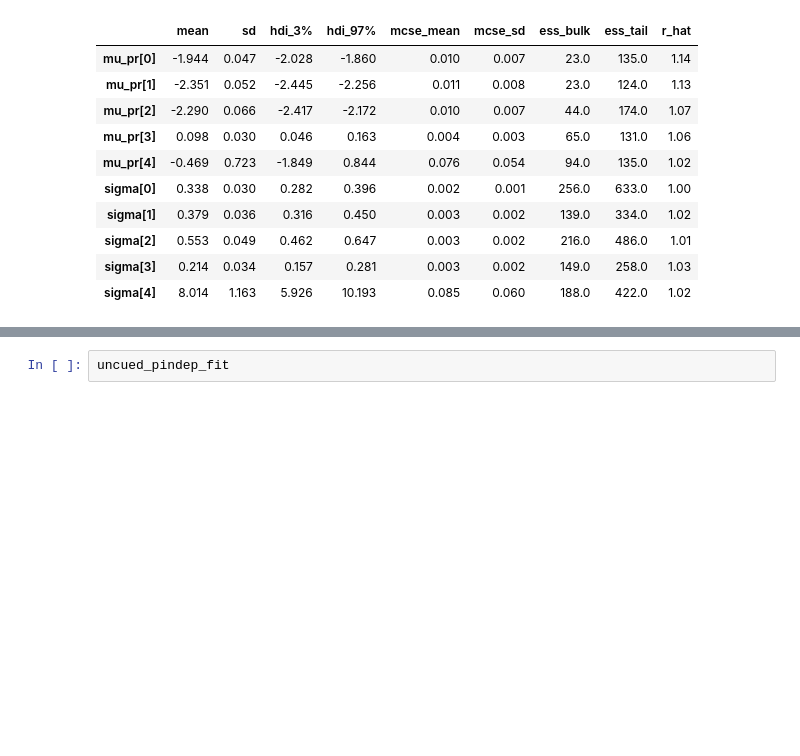
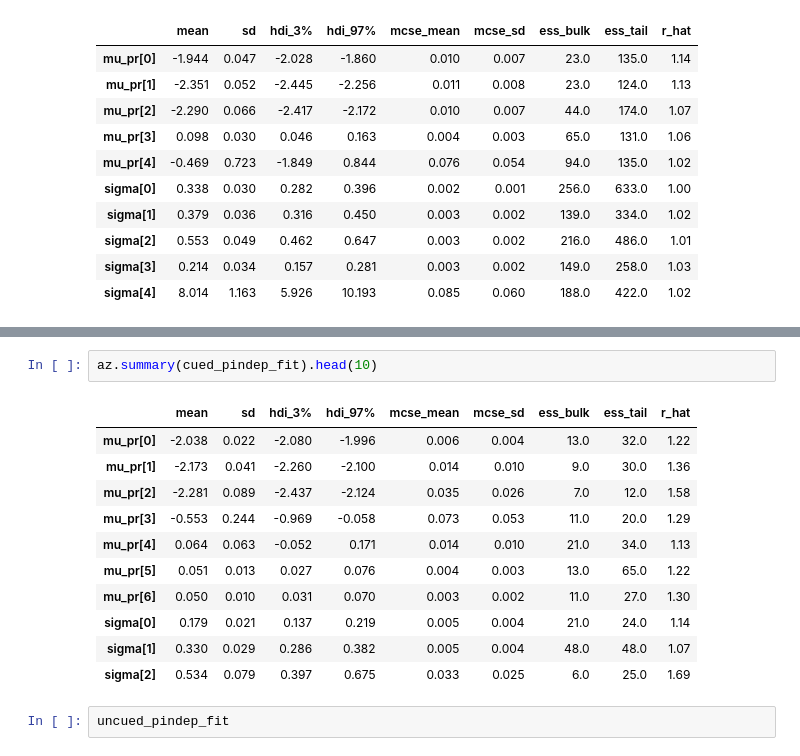
Before and after one commit to deckyblue/sparklyRGT, a Jupyter notebook: Pystan/HDI/langdon_posterior_figures.ipynb, the cells around one changed output, grey strips where cells are left out. Drawn from its saved outputs; the diff is of its cells as text; blank space fills up the shorter version.

```diff
--- a/Pystan/HDI/langdon_posterior_figures.ipynb
+++ b/Pystan/HDI/langdon_posterior_figures.ipynb
@@ -103,3 +122,17 @@ az.summary(classic_pscale_fit).head(10)
+# %%
+az.summary(cued_pindep_fit).head(10)
+# %% [output]
+|  | mean | sd | hdi_3% | hdi_97% | mcse_mean | mcse_sd | ess_bulk | ess_tail | r_hat |
+| mu_pr[0] | -2.038 | 0.022 | -2.080 | -1.996 | 0.006 | 0.004 | 13.0 | 32.0 | 1.22 |
+| mu_pr[1] | -2.173 | 0.041 | -2.260 | -2.100 | 0.014 | 0.010 | 9.0 | 30.0 | 1.36 |
+| mu_pr[2] | -2.281 | 0.089 | -2.437 | -2.124 | 0.035 | 0.026 | 7.0 | 12.0 | 1.58 |
+| mu_pr[3] | -0.553 | 0.244 | -0.969 | -0.058 | 0.073 | 0.053 | 11.0 | 20.0 | 1.29 |
+| mu_pr[4] | 0.064 | 0.063 | -0.052 | 0.171 | 0.014 | 0.010 | 21.0 | 34.0 | 1.13 |
+| mu_pr[5] | 0.051 | 0.013 | 0.027 | 0.076 | 0.004 | 0.003 | 13.0 | 65.0 | 1.22 |
+| mu_pr[6] | 0.050 | 0.010 | 0.031 | 0.070 | 0.003 | 0.002 | 11.0 | 27.0 | 1.30 |
+| sigma[0] | 0.179 | 0.021 | 0.137 | 0.219 | 0.005 | 0.004 | 21.0 | 24.0 | 1.14 |
+| sigma[1] | 0.330 | 0.029 | 0.286 | 0.382 | 0.005 | 0.004 | 48.0 | 48.0 | 1.07 |
+| sigma[2] | 0.534 | 0.079 | 0.397 | 0.675 | 0.033 | 0.025 | 6.0 | 25.0 | 1.69 |
 # %%
 uncued_pindep_fit
 # %% [output]
```
Also changed, not shown: parts of 7 cells of this notebook, 1 other file.
